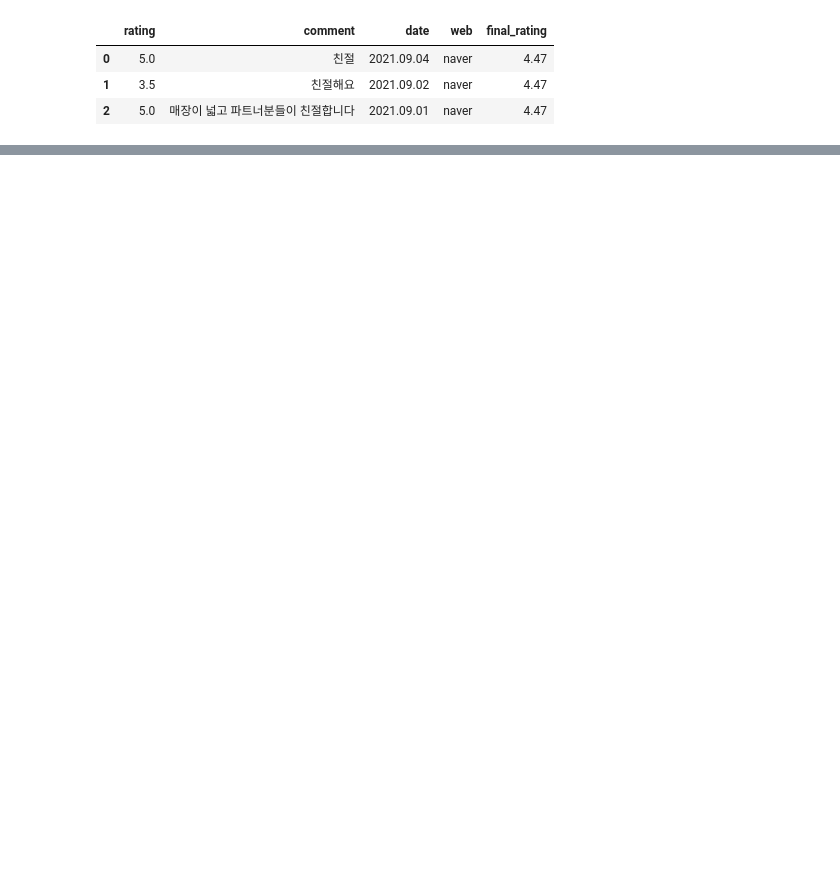
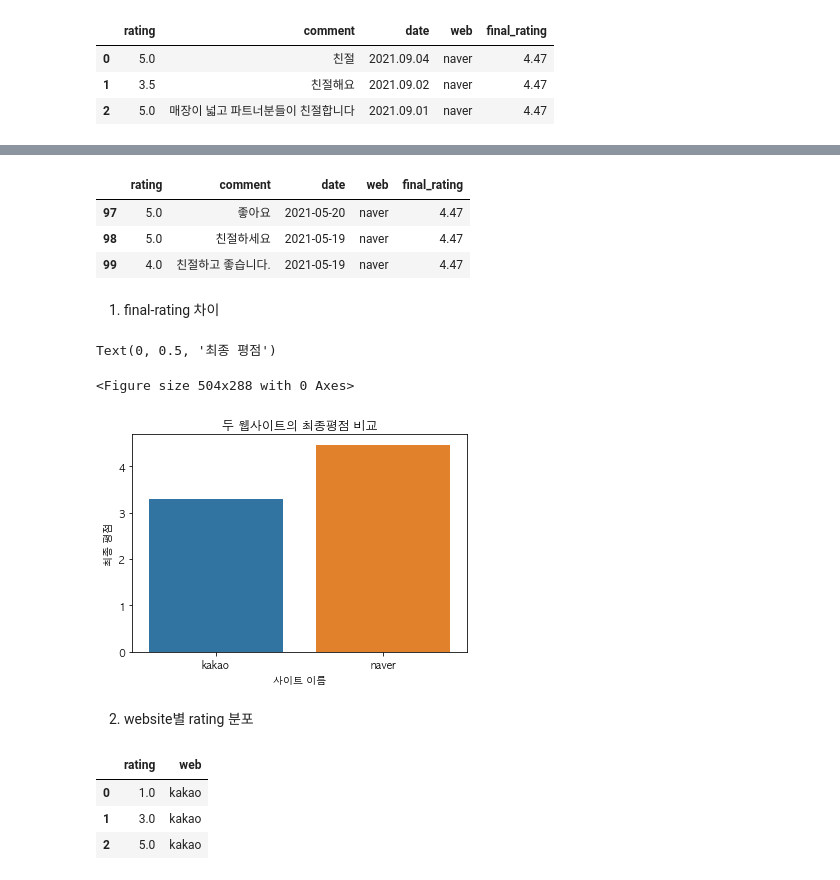
Before and after one commit to combiJihoon/real-classifier, a Jupyter notebook: analysis.ipynb, the cells around one changed output, grey strips where cells are left out. Saved outputs shown, nothing was run; the diff lists cells and outputs as text; code cells hidden in the pictures; blank space fills up the shorter version.

```diff
--- a/analysis.ipynb
+++ b/analysis.ipynb
@@ -4,3 +9,6 @@ import json
+# %%
+rc('font', family='AppleGothic')
+plt.rcParams['axes.unicode_minus'] = False
 # %%
 with open('data.json') as json_file:
     data = json.load(json_file)
@@ -110,0 +155,3 @@ df
+# %%
+df['date'] = pd.to_datetime(df['date'], format="%Y-%m-%d")
+df.info()
@@ -110,0 +171,30 @@ df
+# %%
+df.tail(3)
+# %% [output]
+|  | rating | comment | date | web | final_rating |
+| 97 | 5.0 | 좋아요 | 2021-05-20 | naver | 4.47 |
+| 98 | 5.0 | 친절하세요 | 2021-05-19 | naver | 4.47 |
+| 99 | 4.0 | 친절하고 좋습니다. | 2021-05-19 | naver | 4.47 |
+# %% [markdown]
+1. final-rating 차이
+# %%
+plt.figure(figsize=(7, 4))
+fig, ax = plt.subplots()
+sns.barplot('web', 'final_rating', ax=ax, data=df)
+ax.set_title("두 웹사이트의 최종평점 비교")
+ax.set_xlabel("사이트 이름")
+ax.set_ylabel("최종 평점")
+# %% [output]
+Text(0, 0.5, '최종 평점')
+<Figure size 504x288 with 0 Axes>
+[figure, added]
+# %% [markdown]
+2. website별 rating 분포
+# %%
+rating_by_website = df[['rating', 'web']]
+rating_by_website.head(3)
+# %% [output]
+|  | rating | web |
+| 0 | 1.0 | kakao |
+| 1 | 3.0 | kakao |
+| 2 | 5.0 | kakao |
```
Also changed, not shown: parts of 19 cells of this notebook, 2 other files.
